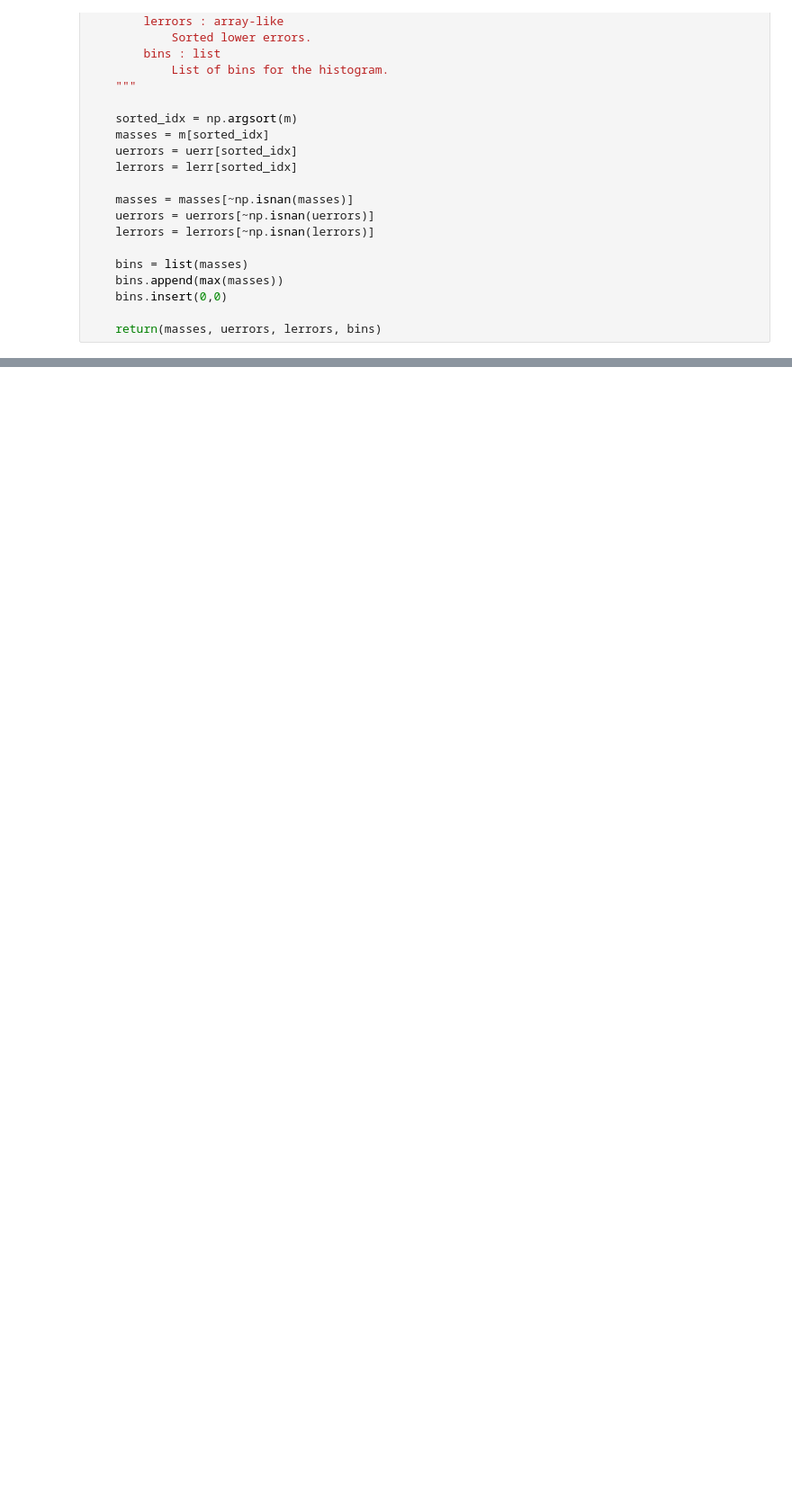
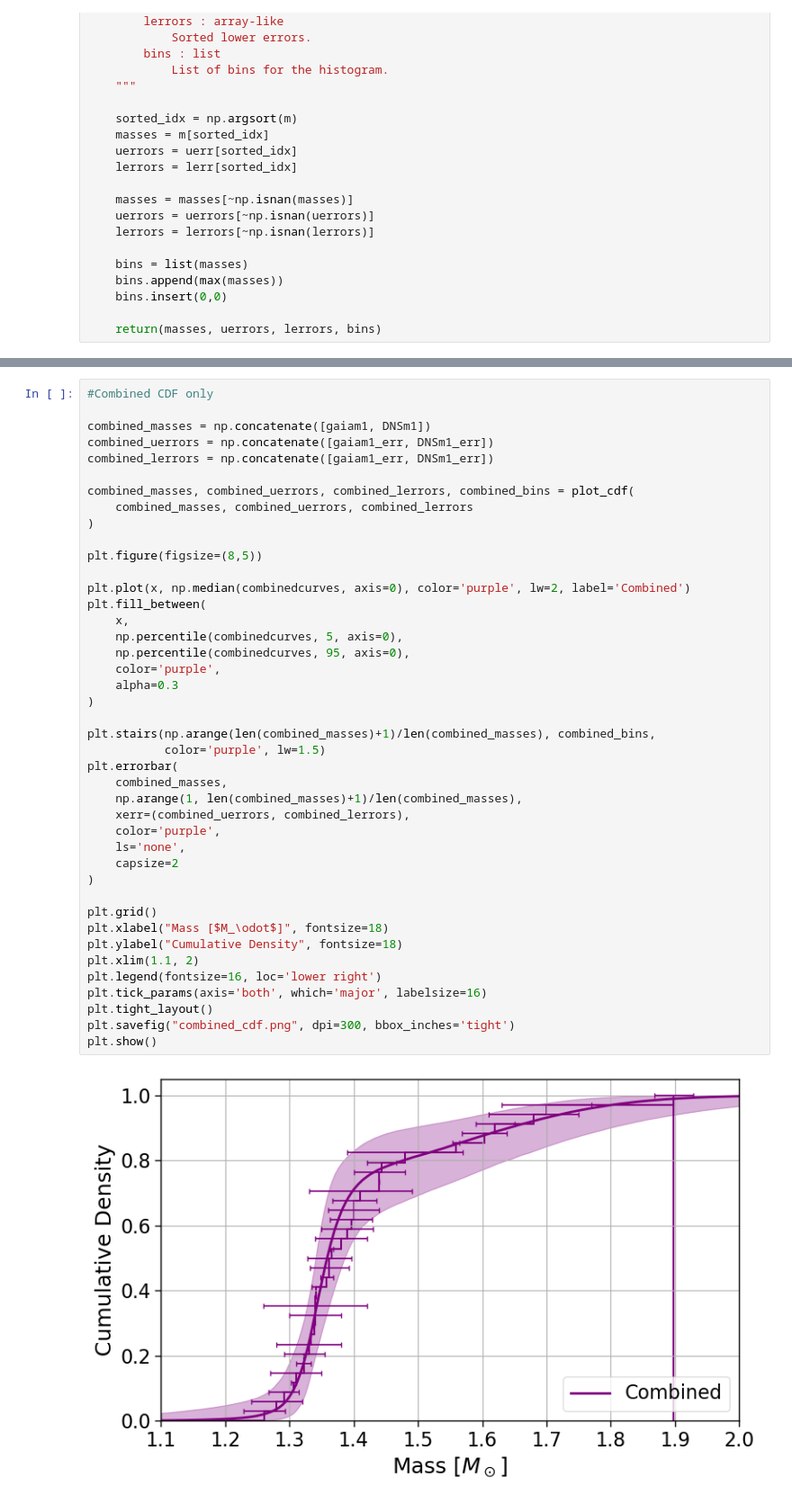
Before and after one commit to arysch/NS_mass_distributions, a Jupyter notebook: NSmassdist.ipynb, the cells around one changed output, grey strips where cells are left out. Shown at 90% size. Drawn from its saved outputs; the diff is of its cells as text; blank space fills up the shorter version.

```diff
--- a/NSmassdist.ipynb
+++ b/NSmassdist.ipynb
@@ -613,0 +649,44 @@ Percentage of times Gaia mu2 > Recycled mu2: 75.28%
+# %%
+#Combined CDF only
+
+combined_masses = np.concatenate([gaiam1, DNSm1])
+combined_uerrors = np.concatenate([gaiam1_err, DNSm1_err])
+combined_lerrors = np.concatenate([gaiam1_err, DNSm1_err])
+
+combined_masses, combined_uerrors, combined_lerrors, combined_bins = plot_cdf(
+    combined_masses, combined_uerrors, combined_lerrors
+)
+
+plt.figure(figsize=(8,5))
+
+plt.plot(x, np.median(combinedcurves, axis=0), color='purple', lw=2, label='Combined')
+plt.fill_between(
+    x,
+    np.percentile(combinedcurves, 5, axis=0),
+    np.percentile(combinedcurves, 95, axis=0),
+    color='purple',
+    alpha=0.3
+)
+
+plt.stairs(np.arange(len(combined_masses)+1)/len(combined_masses), combined_bins,
+           color='purple', lw=1.5)
+plt.errorbar(
+    combined_masses,
+    np.arange(1, len(combined_masses)+1)/len(combined_masses),
+    xerr=(combined_uerrors, combined_lerrors),
+    color='purple',
+    ls='none',
+    capsize=2
+)
+
+plt.grid()
+plt.xlabel("Mass [$M_\odot$]", fontsize=18)
+plt.ylabel("Cumulative Density", fontsize=18)
+plt.xlim(1.1, 2)
+plt.legend(fontsize=16, loc='lower right')
+plt.tick_params(axis='both', which='major', labelsize=16)
+plt.tight_layout()
+plt.savefig("combined_cdf.png", dpi=300, bbox_inches='tight')
+plt.show()
+# %% [output]
+[figure, added]
```
Also changed, not shown: parts of 12 cells of this notebook.
